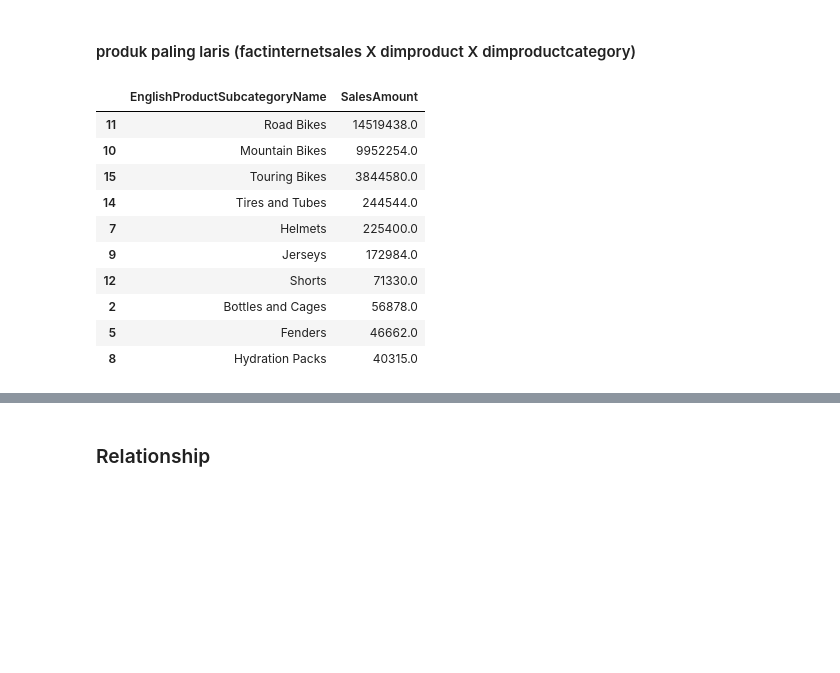
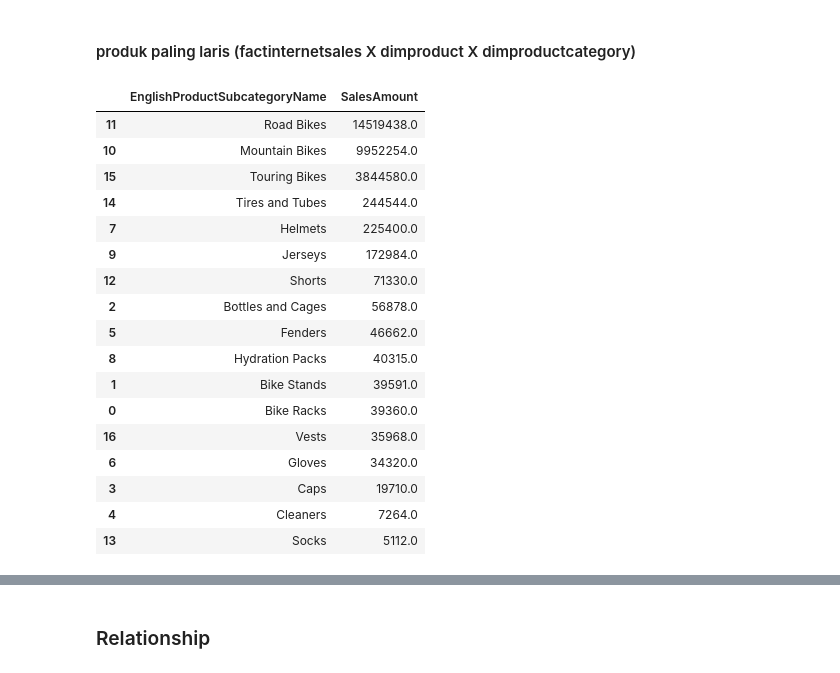
Before and after one commit to Rizukaf-id/UAS-VISUALISASI-DATA, a Jupyter notebook: notebook.ipynb, the cells around one changed output, grey strips where cells are left out. Drawn from its saved outputs; the diff is of its cells as text; code cells hidden in the pictures; blank space fills up the shorter version.

```diff
--- a/notebook.ipynb
+++ b/notebook.ipynb
@@ -187,17 +187,24 @@ top_product = fact_internet_sales.merge(dimention_product_df, left_on='ProductKe
 top_subcategory = top_product.merge(dimention_product_subcategory_df, left_on='ProductSubcategoryKey', right_on='ProductSubcategoryKey')
 # %%
 top_subcategory = top_subcategory.groupby('EnglishProductSubcategoryName').agg({'SalesAmount': 'sum'}).reset_index()
-top_subcategory = top_subcategory.sort_values('SalesAmount', ascending=False).head(10)
+top_subcategory = top_subcategory.sort_values('SalesAmount', ascending=False)
 top_subcategory
 # %% [output]
 |  | EnglishProductSubcategoryName | SalesAmount |
 | 11 | Road Bikes | 14519438.0 |
 | 10 | Mountain Bikes | 9952254.0 |
 | 15 | Touring Bikes | 3844580.0 |
 | 14 | Tires and Tubes | 244544.0 |
 | 7 | Helmets | 225400.0 |
 | 9 | Jerseys | 172984.0 |
 | 12 | Shorts | 71330.0 |
 | 2 | Bottles and Cages | 56878.0 |
 | 5 | Fenders | 46662.0 |
 | 8 | Hydration Packs | 40315.0 |
+| 1 | Bike Stands | 39591.0 |
+| 0 | Bike Racks | 39360.0 |
+| 16 | Vests | 35968.0 |
+| 6 | Gloves | 34320.0 |
+| 3 | Caps | 19710.0 |
+| 4 | Cleaners | 7264.0 |
+| 13 | Socks | 5112.0 |
```
Also changed, not shown: parts of 4 cells of this notebook, 4 other files.
